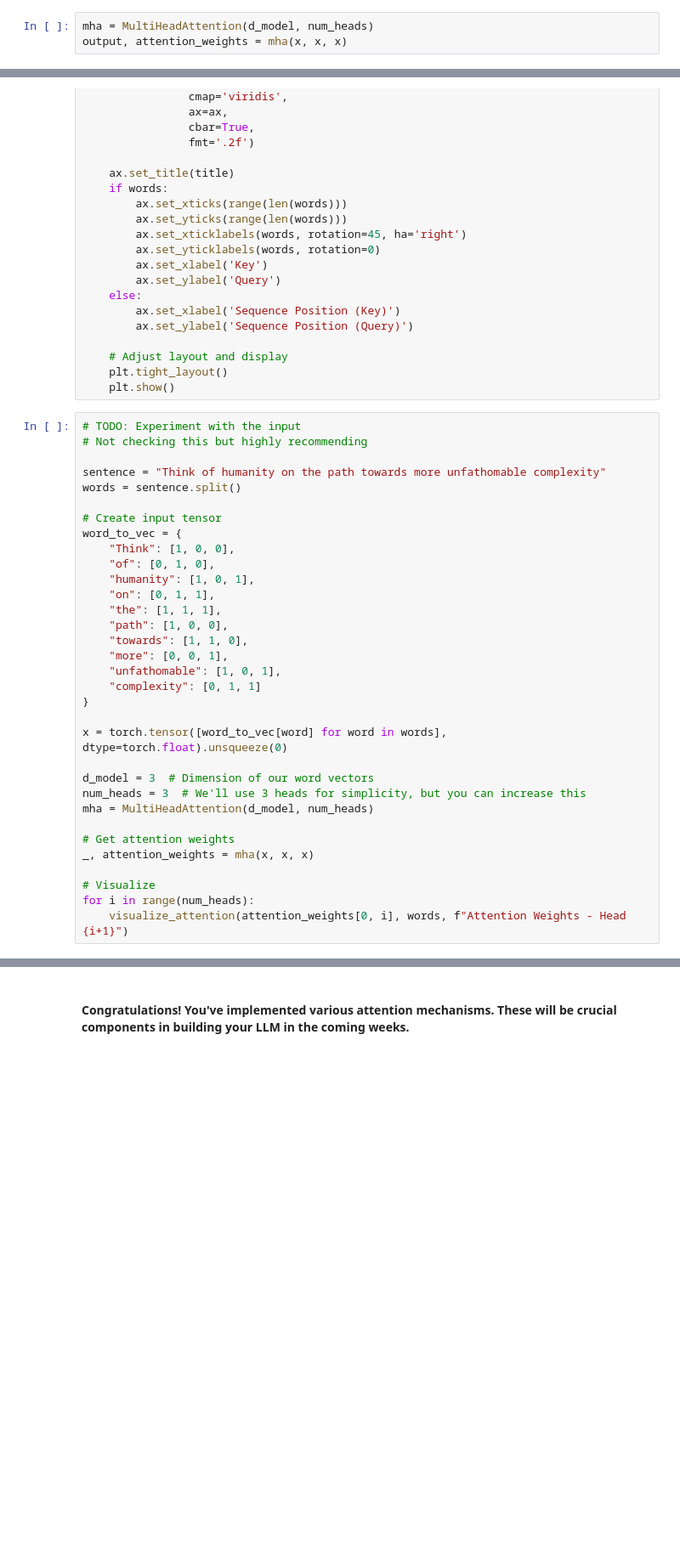
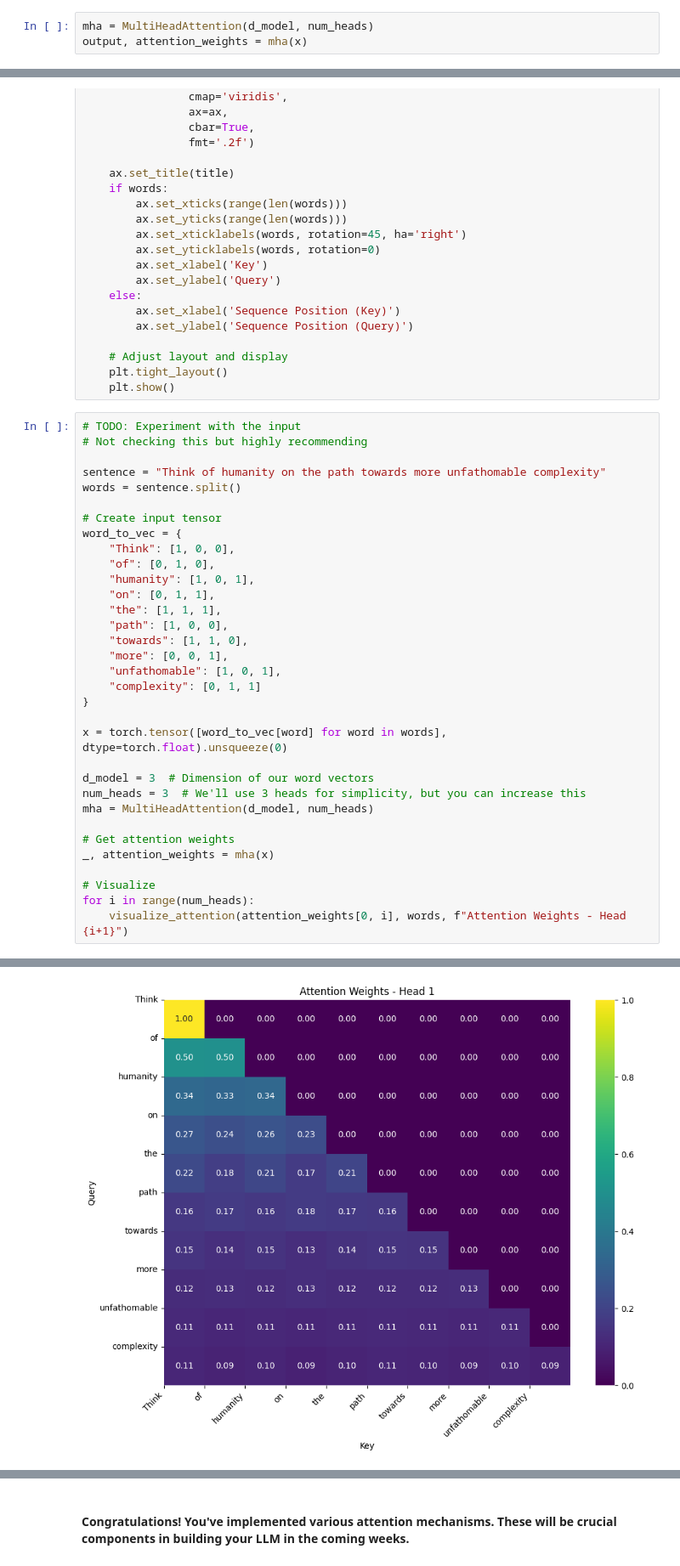
Before and after one commit to EliaLesyk/trailblazeGPT, a Jupyter notebook: 3_Attention.ipynb, the cells around one changed output, grey strips where cells are left out. Shown: that part at 85% size. Cells and saved outputs as stored; diff of their text form; blank space fills up the shorter version.

```diff
--- a/3_Attention.ipynb
+++ b/3_Attention.ipynb
@@ -469,4 +763,4 @@ except NotImplementedError as e:
 # you can move on once your forward pass is ready
 # %%
 mha = MultiHeadAttention(d_model, num_heads)
-output, attention_weights = mha(x, x, x)
+output, attention_weights = mha(x)
@@ -540,8 +840,9 @@ num_heads = 3  # We'll use 3 heads for simplicity, but you can increase this
 mha = MultiHeadAttention(d_model, num_heads)
 
 # Get attention weights
-_, attention_weights = mha(x, x, x)
+_, attention_weights = mha(x)
 
 # Visualize
 for i in range(num_heads):
     visualize_attention(attention_weights[0, i], words, f"Attention Weights - Head {i+1}")
+# %% [output]
@@ -547,0 +850 @@ for i in range(num_heads):
+[figure, added]
```
Also changed, not shown: parts of 45 cells of this notebook.
